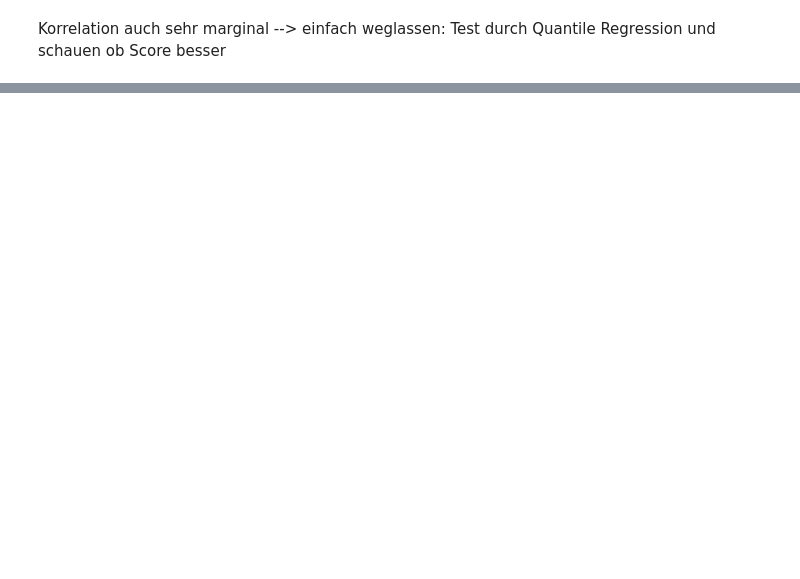
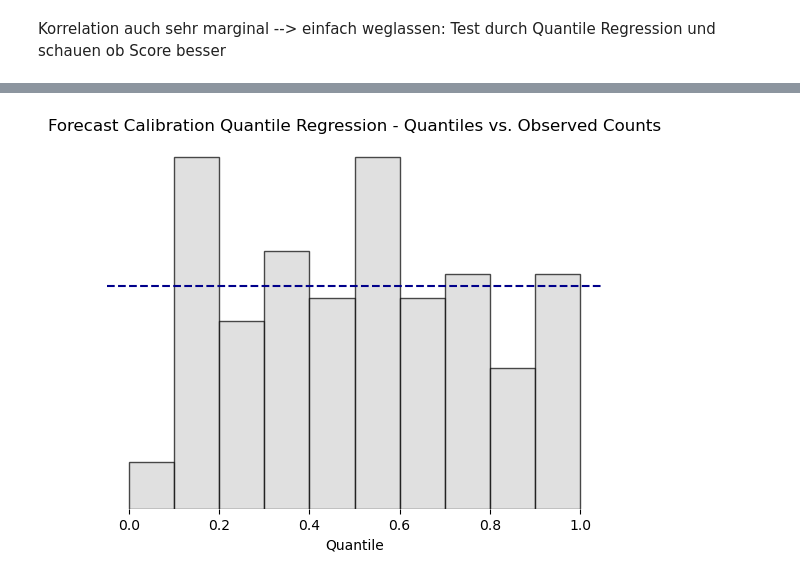
Before and after one commit to mweinreuter/PTSFC, a Jupyter notebook: dax/feature_selection/variables.ipynb, the cells around one changed output, grey strips where cells are left out. Cells and saved outputs as stored; diff of their text form; code cells hidden in the pictures; blank space fills up the shorter version.

```diff
--- a/dax/feature_selection/variables.ipynb
+++ b/dax/feature_selection/variables.ipynb
@@ -407,0 +483,16 @@ Date
+# %%
+pit_merged = pd.DataFrame(columns=['date_time', 'q0.1', 'q0.2', 'q0.3', 'q0.4', 'q0.5', 'q0.6',
+                                   'q0.7', 'q0.8', 'q0.9', 'return'])
+quantiles = [0.1, 0.2, 0.3, 0.4, 0.5, 0.6, 0.7, 0.8, 0.9]
+
+# exactly 8 weekly rounds from energydata_hist to new data
+for i in range(1, 20):
+    print(f'start of round {i}')
+    forecasts = get_QuantRegVol_forecasts(daxdata[:i*(-5)],
+                                         quantiles=quantiles, submission=False).reset_index()
+    obs = []
+    for h in [1, 2, 3, 4, 5]:
+        obs.append(daxdata[-5*i:].iat[h-1, h])
+    forecasts['return'] = obs
+
+    pit_merged = pd.concat([pit_merged, forecasts])
@@ -407,0 +559,26 @@ Date
+# %%
+import matplotlib.pyplot as plt
+
+bar_width = 0.1
+
+quantiles = [0.1, 0.2, 0.3, 0.4, 0.5, 0.6, 0.7, 0.8, 0.9, 1]
+
+# Calculate the mean of the y-values
+mean_value = sum(counts) / len(counts)
+
+# Centering the bars on the left-hand side of their ticks
+plt.bar([q - bar_width for q in quantiles], counts,
+        width=bar_width, color='lightgrey', alpha=0.7, align='edge', edgecolor='black')
+plt.xlabel('Quantile')
+plt.yticks([])
+
+# Plot mean
+plt.axhline(y=mean_value, color='darkblue', linestyle='--', label='Mean')
+
+
+# Alternatively: observed counts in each quantile range
+plt.title('Forecast Calibration Quantile Regression - Quantiles vs. Observed Counts')
+plt.box(False)
+plt.show()
+# %% [output]
+[figure, added]
```
Also changed, not shown: parts of 20 cells of this notebook, 21 other files.
